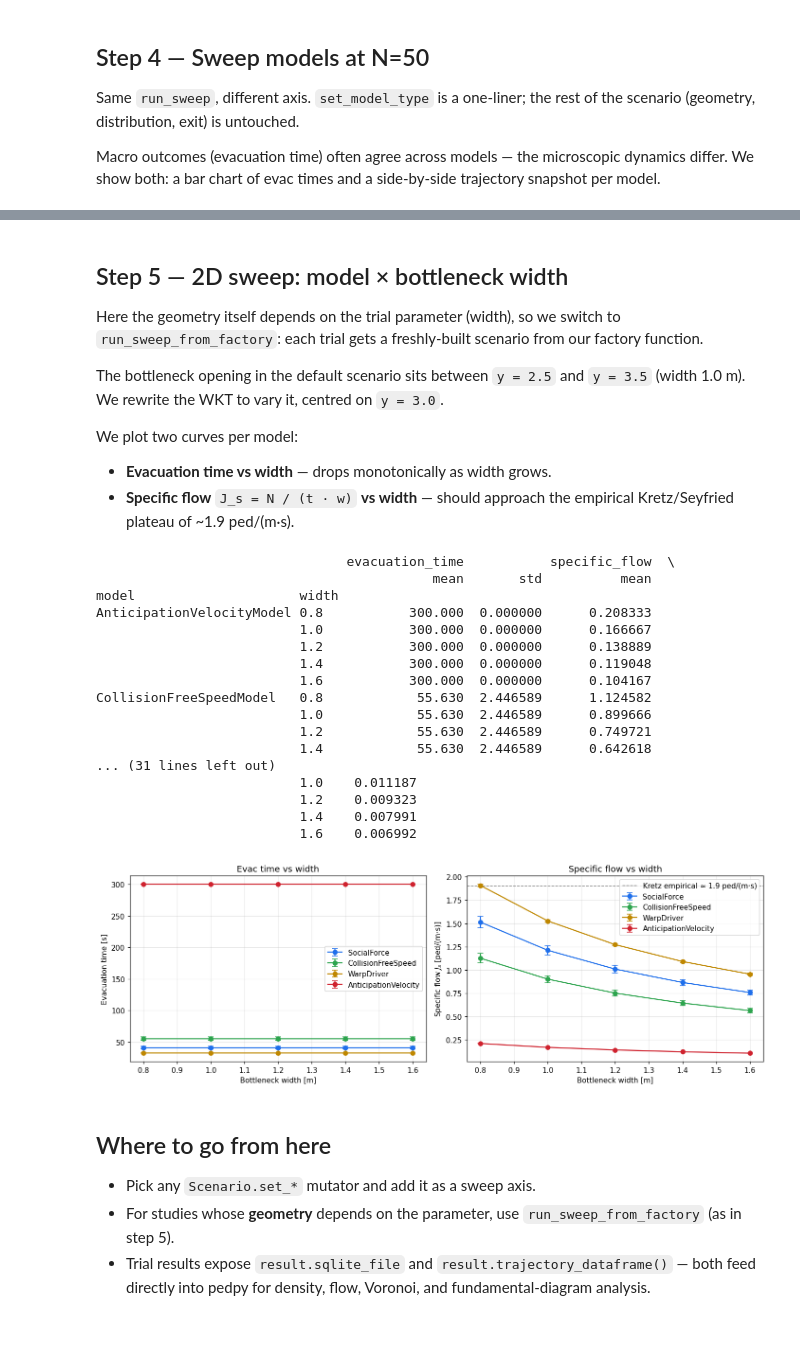
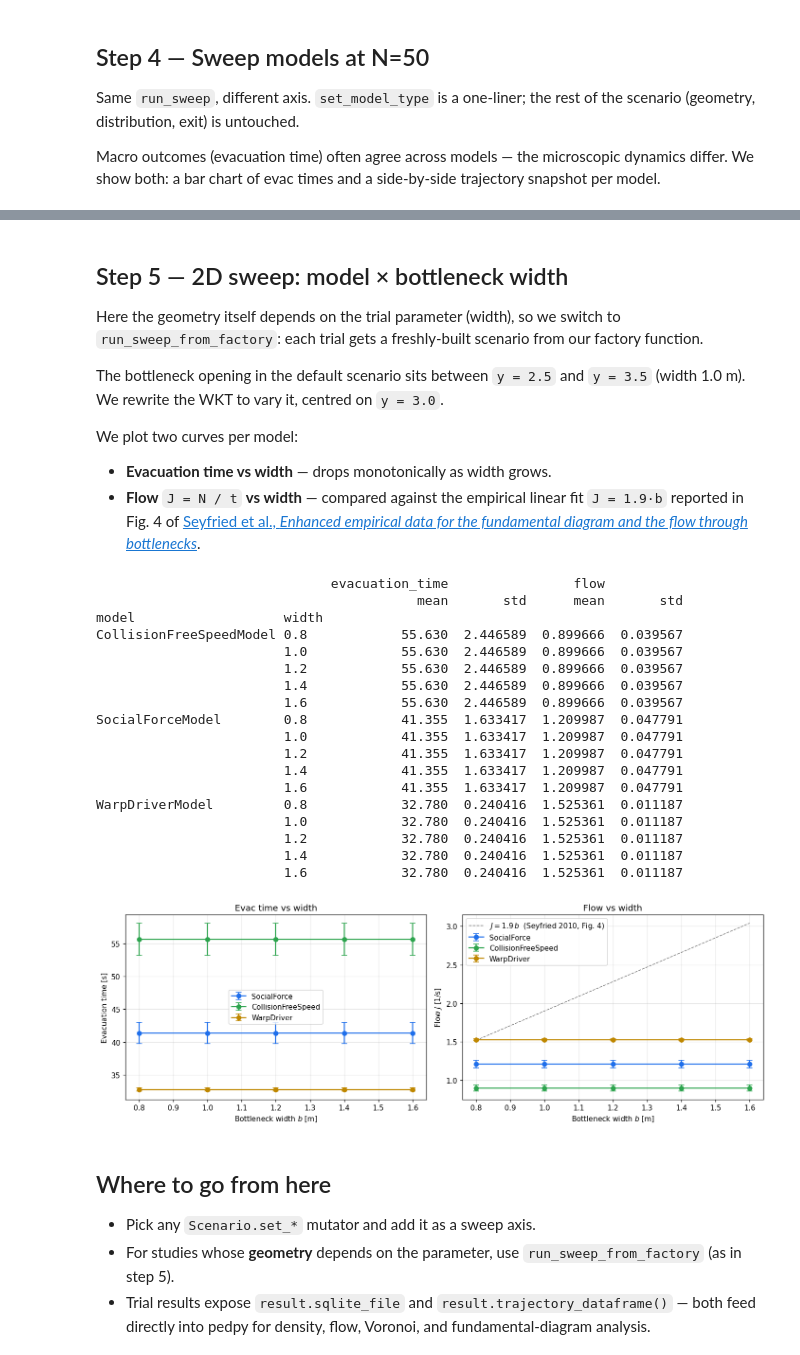
Before and after one commit to PedestrianDynamics/jupedsim-scenarios, a Jupyter notebook: examples/bottleneck_tutorial.ipynb, the cells around one changed output, grey strips where cells are left out. Saved outputs shown, nothing was run; the diff lists cells and outputs as text; code cells hidden in the pictures; blank space fills up the shorter version.

```diff
--- a/examples/bottleneck_tutorial.ipynb
+++ b/examples/bottleneck_tutorial.ipynb
@@ -141,7 +142,6 @@ MODELS = [
     "SocialForceModel",
     "CollisionFreeSpeedModel",
     "WarpDriverModel",
-    "AnticipationVelocityModel",
 ]
 
 base = load_scenario(str(ASSET))
@@ -160,7 +160,7 @@ print(agg_m)
 
 fig, ax = plt.subplots(figsize=(7, 4))
 ax.bar(range(len(MODELS)), agg_m["mean"], yerr=agg_m["std"].fillna(0),
-       capsize=5, color=["#1f6feb", "#2da44e", "#bf8700", "#cf222e"])
+       capsize=5, color=["#1f6feb", "#2da44e", "#bf8700"])
 ax.set_xticks(range(len(MODELS)))
 ax.set_xticklabels([m.replace("Model", "") for m in MODELS], rotation=15, ha="right")
 ax.set_ylabel("Evacuation time [s]")
@@ -179,6 +178,6 @@ AnticipationVelocityModel  300.000  0.000000
 # %%
 # Side-by-side trajectory snapshots — one representative seed per model
-fig, axes = plt.subplots(1, len(MODELS), figsize=(18, 4), sharey=True)
+fig, axes = plt.subplots(1, len(MODELS), figsize=(15, 4), sharey=True)
 for ax, model in zip(axes, MODELS, strict=False):
     trial = next(t for t in sweep_m.trials if t.axis_values["model"] == model)
     traj = load_trajectory_from_jupedsim_sqlite(Path(trial.result.sqlite_file))
@@ -207,15 +206,15 @@ centred on `y = 3.0`.
 We plot two curves per model:
 
 - **Evacuation time vs width** — drops monotonically as width grows.
-- **Specific flow** `J_s = N / (t · w)` **vs width** — should
-  approach the empirical Kretz/Seyfried plateau of ~1.9 ped/(m·s).
+- **Flow** `J = N / t` **vs width** — compared against the empirical
+  linear fit `J = 1.9·b` reported in Fig. 4 of
+  [Seyfried et al., *Enhanced empirical data for the fundamental diagram and the flow through bottlenecks*](https://arxiv.org/pdf/1007.4058).
 # %%
 WIDTHS = [0.8, 1.0, 1.2, 1.4, 1.6]
 MODELS_2D = [
     "SocialForceModel",
     "CollisionFreeSpeedModel",
     "WarpDriverModel",
-    "AnticipationVelocityModel",
 ]
 
 def bottleneck_factory(params):
@@ -244,65 +243,66 @@ sweep_2d = run_sweep_from_factory(
 )
 
 df = sweep_2d.to_dataframe()
-df["specific_flow"] = df["total_agents"] / (df["evacuation_time"] * df["width"])
+df["flow"] = df["total_agents"] / df["evacuation_time"]
 agg2 = (df.groupby(["model", "width"])
-          [["evacuation_time", "specific_flow"]]
+          [["evacuation_time", "flow"]]
           .agg(["mean", "std"]))
 print(agg2)
 # %% [output]
-                                evacuation_time           specific_flow  \
-                                           mean       std          mean
-model                     width
-AnticipationVelocityModel 0.8           300.000  0.000000      0.208333
-                          1.0           300.000  0.000000      0.166667
-                          1.2           300.000  0.000000      0.138889
-                          1.4           300.000  0.000000      0.119048
-                          1.6           300.000  0.000000      0.104167
-CollisionFreeSpeedModel   0.8            55.630  2.446589      1.124582
-                          1.0            55.630  2.446589      0.899666
-                          1.2            55.630  2.446589      0.749721
-                          1.4            55.630  2.446589      0.642618
-... (31 lines left out)
-                          1.0    0.011187
-                          1.2    0.009323
-                          1.4    0.007991
-                          1.6    0.006992
+                              evacuation_time                flow
+                                         mean       std      mean       std
+model                   width
+CollisionFreeSpeedModel 0.8            55.630  2.446589  0.899666  0.039567
+                        1.0            55.630  2.446589  0.899666  0.039567
+                        1.2            55.630  2.446589  0.899666  0.039567
+                        1.4            55.630  2.446589  0.899666  0.039567
+                        1.6            55.630  2.446589  0.899666  0.039567
+SocialForceModel        0.8            41.355  1.633417  1.209987  0.047791
+                        1.0            41.355  1.633417  1.209987  0.047791
+                        1.2            41.355  1.633417  1.209987  0.047791
+                        1.4            41.355  1.633417  1.209987  0.047791
+                        1.6            41.355  1.633417  1.209987  0.047791
+WarpDriverModel         0.8            32.780  0.240416  1.525361  0.011187
+                        1.0            32.780  0.240416  1.525361  0.011187
+                        1.2            32.780  0.240416  1.525361  0.011187
+                        1.4            32.780  0.240416  1.525361  0.011187
+                        1.6            32.780  0.240416  1.525361  0.011187
 # %%
 fig, (ax1, ax2) = plt.subplots(1, 2, figsize=(13, 4.5))
 colors = {"SocialForceModel": "#1f6feb",
           "CollisionFreeSpeedModel": "#2da44e",
-          "WarpDriverModel": "#bf8700",
-          "AnticipationVelocityModel": "#cf222e"}
+          "WarpDriverModel": "#bf8700"}
 
 for model in MODELS_2D:
     sub = df[df.model == model].groupby("width")
     et = sub["evacuation_time"].agg(["mean", "std"])
-    sf = sub["specific_flow"].agg(["mean", "std"])
+    fl = sub["flow"].agg(["mean", "std"])
     ax1.errorbar(et.index, et["mean"], yerr=et["std"].fillna(0),
                  fmt="o-", capsize=4, label=model.replace("Model", ""),
                  color=colors[model])
-    ax2.errorbar(sf.index, sf["mean"], yerr=sf["std"].fillna(0),
+    ax2.errorbar(fl.index, fl["mean"], yerr=fl["std"].fillna(0),
                  fmt="o-", capsize=4, label=model.replace("Model", ""),
                  color=colors[model])
 
-ax1.set_xlabel("Bottleneck width [m]")
+ax1.set_xlabel("Bottleneck width $b$ [m]")
 ax1.set_ylabel("Evacuation time [s]")
 ax1.set_title("Evac time vs width")
 ax1.grid(alpha=0.3); ax1.legend()
 
-ax2.axhline(1.9, color="gray", ls="--", lw=1,
-            label="Kretz empirical ≈ 1.9 ped/(m·s)")
-ax2.set_xlabel("Bottleneck width [m]")
-ax2.set_ylabel("Specific flow $J_s$ [ped/(m·s)]")
-ax2.set_title("Specific flow vs width")
+w_line = np.linspace(min(WIDTHS), max(WIDTHS), 50)
+ax2.plot(w_line, 1.9 * w_line, color="gray", ls="--", lw=1,
+         label=r"$J = 1.9\,b$  (Seyfried 2010, Fig. 4)")
+ax2.set_xlabel("Bottleneck width $b$ [m]")
+ax2.set_ylabel("Flow $J$ [1/s]")
+ax2.set_title("Flow vs width")
 ax2.grid(alpha=0.3); ax2.legend()
 
 plt.tight_layout()
 plt.show()
 
 sweep_2d.cleanup()
 # %% [output]
-[figure, old version]
+[figure, new version]
 # %% [markdown]
 ## Where to go from here
 
```
Also changed, not shown: parts of 4 cells of this notebook, 1 other file.
